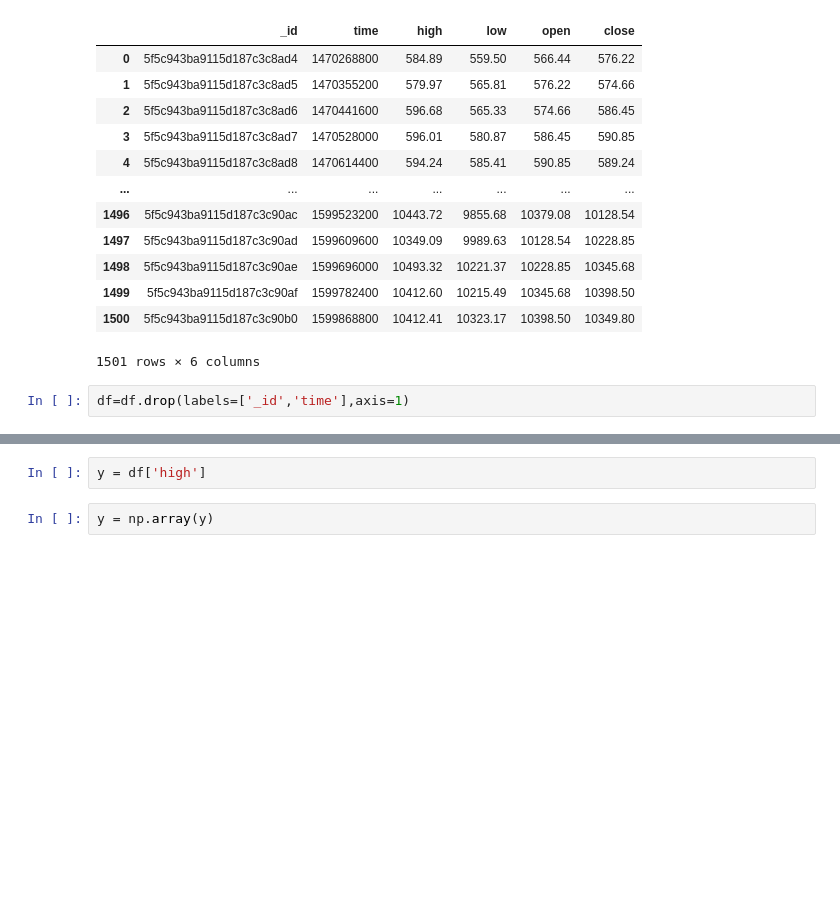
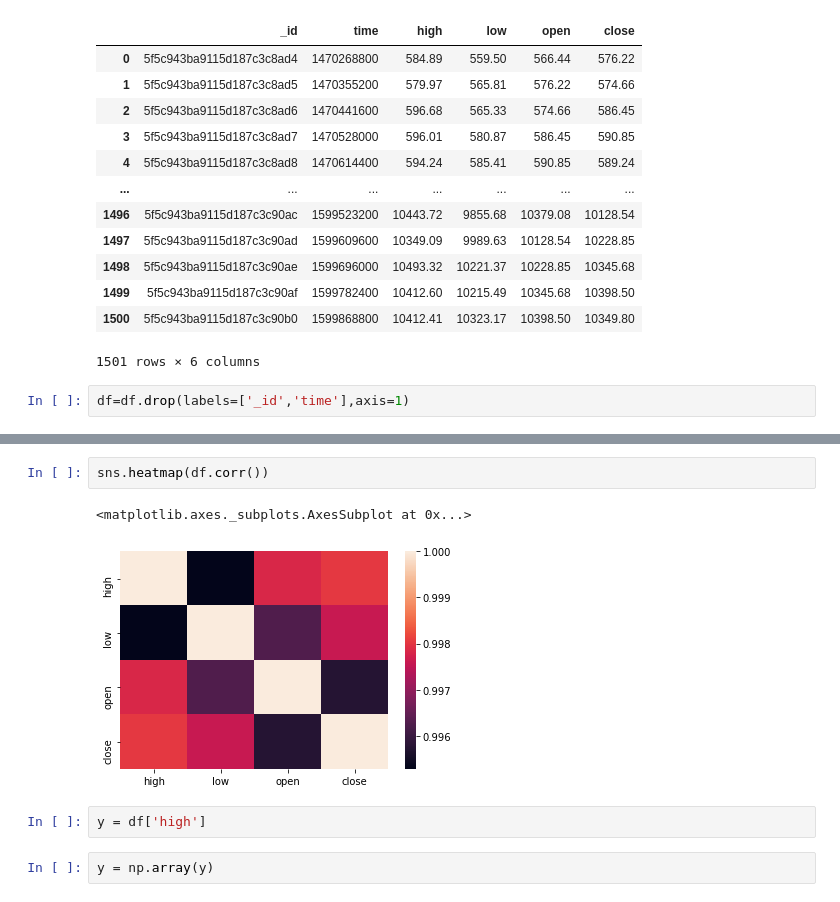
Before and after one commit to SuryanshNaugraiya/Bitcoin_Prediction_System, a Jupyter notebook: DL_Models_Comparison.ipynb, the cells around one changed output, grey strips where cells are left out. Saved outputs shown, nothing was run; the diff lists cells and outputs as text; blank space fills up the shorter version.

```diff
--- a/DL_Models_Comparison.ipynb
+++ b/DL_Models_Comparison.ipynb
@@ -38,3 +57,8 @@ df=df.drop(labels=['_id','time'],axis=1)
+# %%
+sns.heatmap(df.corr())
+# %% [output]
+<matplotlib.axes._subplots.AxesSubplot at 0x...>
+[figure, added]
 # %%
 y = df['high']
 # %%
```
Also changed, not shown: parts of 4 cells of this notebook.
